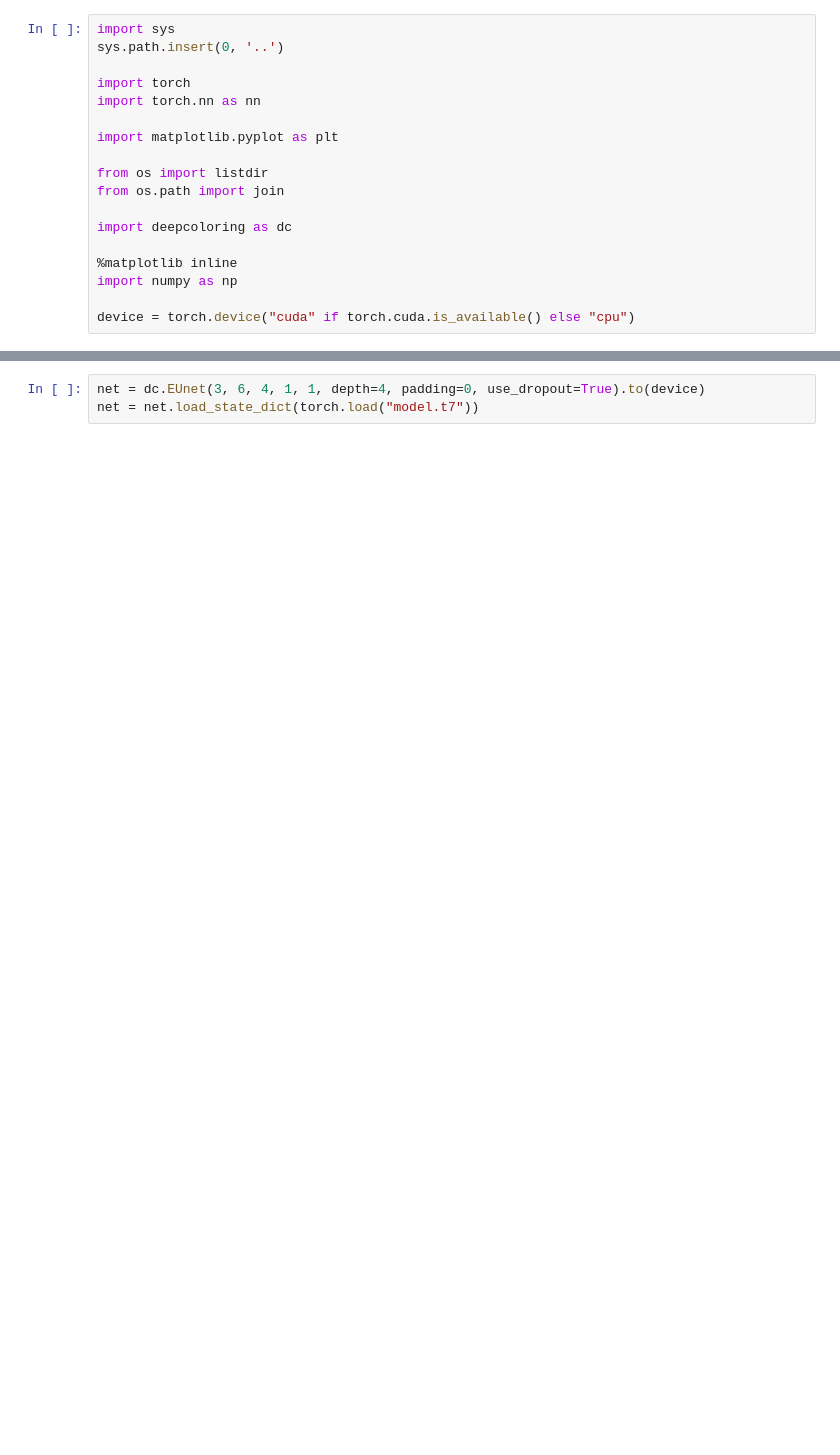
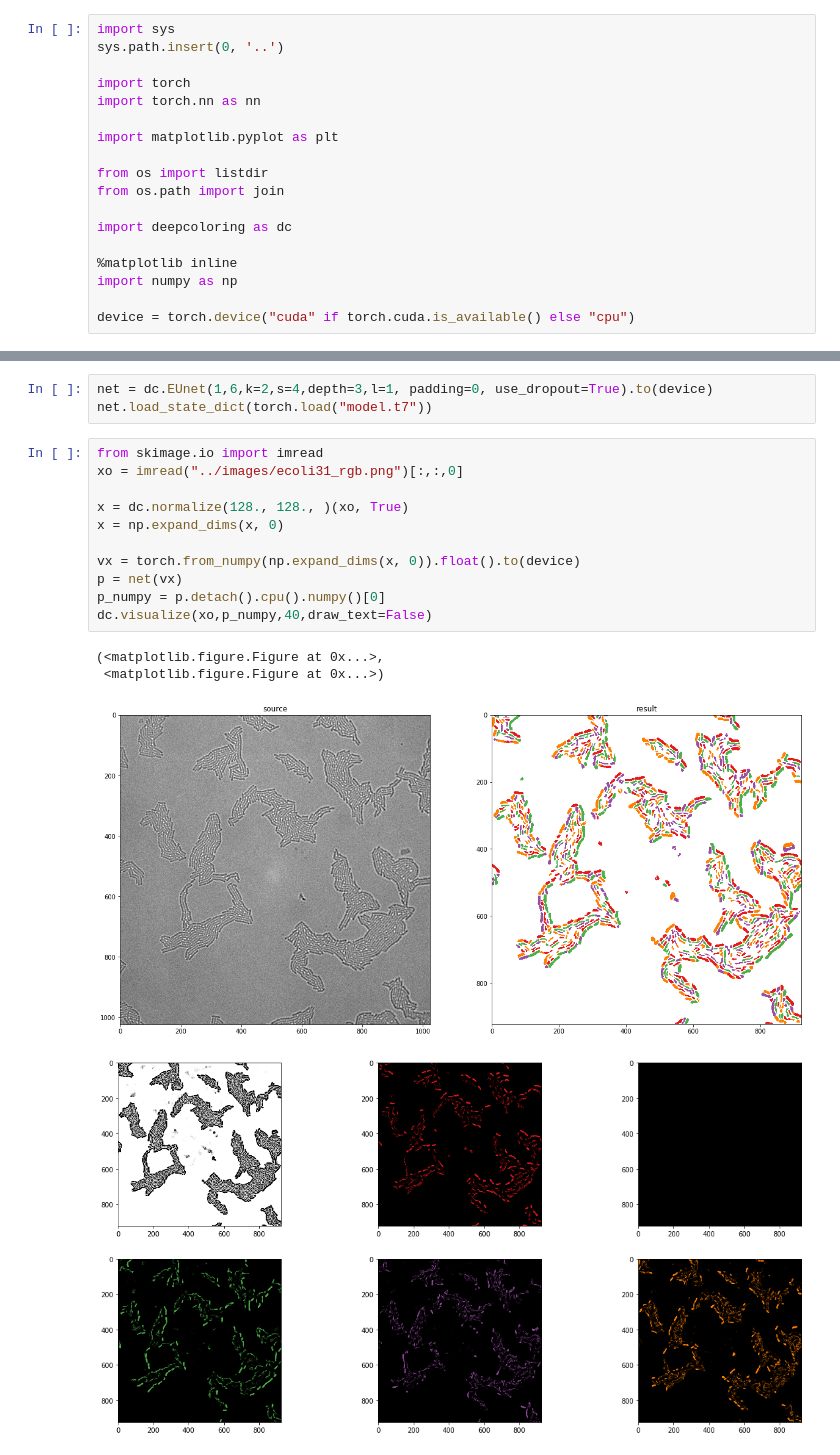
Before and after one commit to kulikovv/DeepColoring, a Jupyter notebook: ecoli/ecoli.ipynb, the cells around one changed output, grey strips where cells are left out. Cells and saved outputs as stored; diff of their text form; blank space fills up the shorter version.

```diff
--- a/ecoli/ecoli.ipynb
+++ b/ecoli/ecoli.ipynb
@@ -60,3 +39,19 @@ plt.imshow(w2[0,4])
 # %%
-net = dc.EUnet(3, 6, 4, 1, 1, depth=4, padding=0, use_dropout=True).to(device)
-net = net.load_state_dict(torch.load("model.t7"))
+net = dc.EUnet(1,6,k=2,s=4,depth=3,l=1, padding=0, use_dropout=True).to(device)
+net.load_state_dict(torch.load("model.t7"))
+# %%
+from skimage.io import imread
+xo = imread("../images/ecoli31_rgb.png")[:,:,0]
+
+x = dc.normalize(128., 128., )(xo, True)
+x = np.expand_dims(x, 0)
+
+vx = torch.from_numpy(np.expand_dims(x, 0)).float().to(device)
+p = net(vx)
+p_numpy = p.detach().cpu().numpy()[0]
+dc.visualize(xo,p_numpy,40,draw_text=False)
+# %% [output]
+(<matplotlib.figure.Figure at 0x...>,
+ <matplotlib.figure.Figure at 0x...>)
+[figure, added]
+[figure, added]
```
Also changed, not shown: parts of 4 cells of this notebook, 6 other files.
